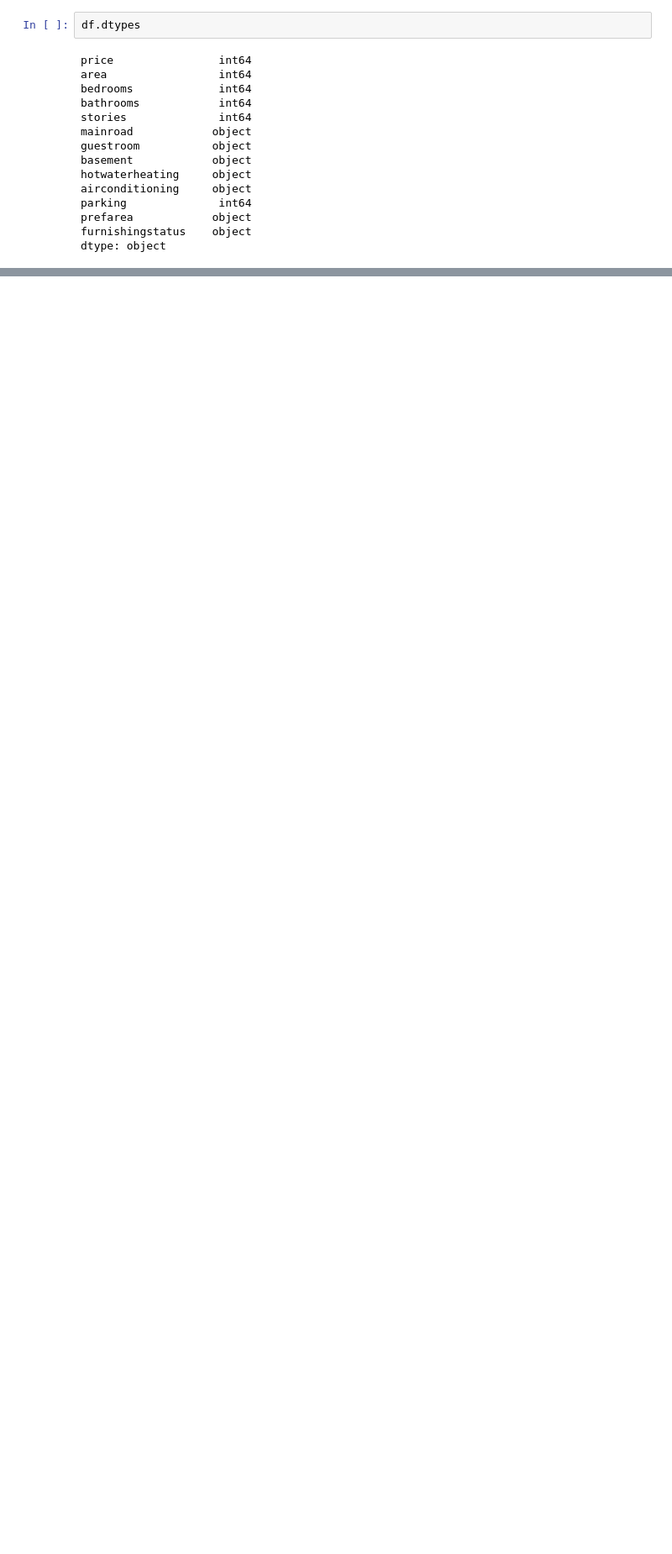
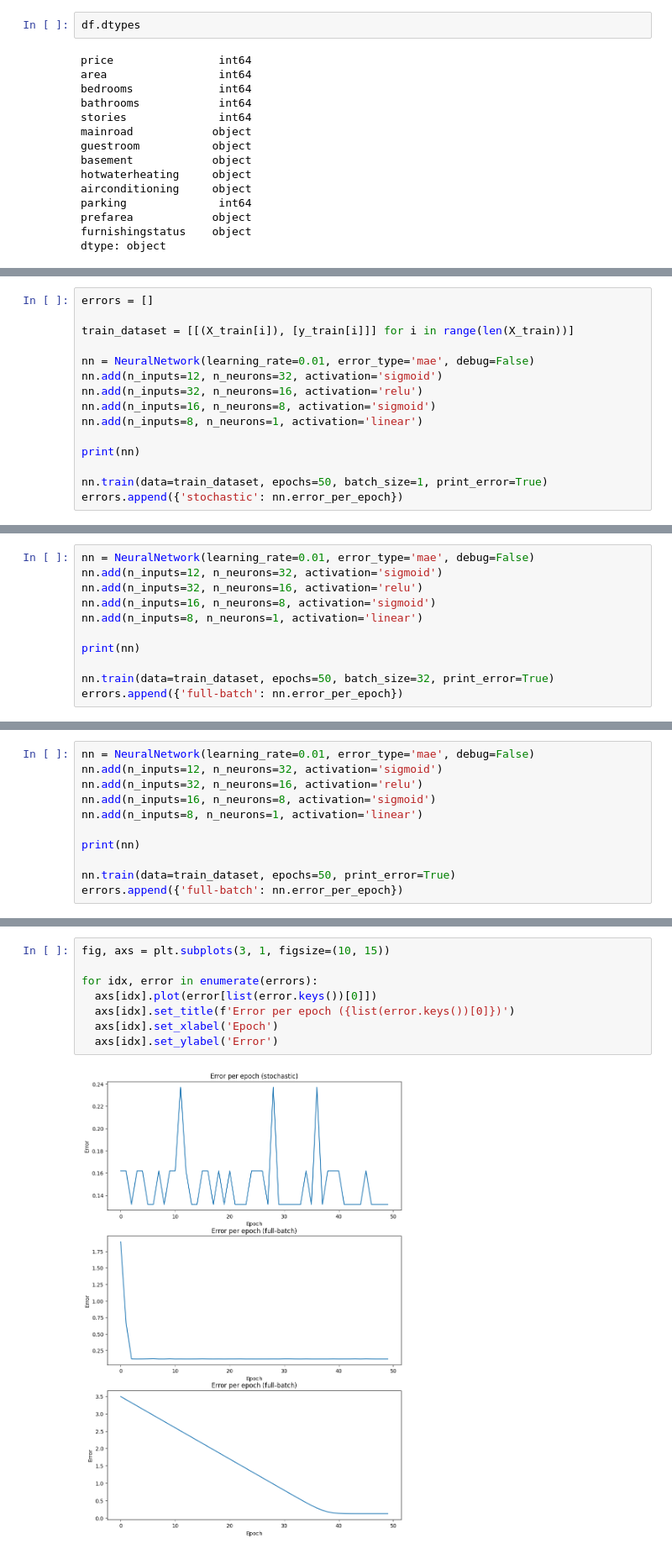
Before and after one commit to davinjason09/Neural-Network-Back-Propagation, a Jupyter notebook: BackPropagation.ipynb, the cells around one changed output, grey strips where cells are left out. Shown at 84% size. Cells and saved outputs as stored; diff of their text form; blank space fills up the shorter version.

```diff
--- a/BackPropagation.ipynb
+++ b/BackPropagation.ipynb
@@ -385,0 +525,15 @@ nn.predict(test_dataset)
+# %%
+errors = []
+
+train_dataset = [[(X_train[i]), [y_train[i]]] for i in range(len(X_train))]
+
+nn = NeuralNetwork(learning_rate=0.01, error_type='mae', debug=False)
+nn.add(n_inputs=12, n_neurons=32, activation='sigmoid')
+nn.add(n_inputs=32, n_neurons=16, activation='relu')
+nn.add(n_inputs=16, n_neurons=8, activation='sigmoid')
+nn.add(n_inputs=8, n_neurons=1, activation='linear')
+
+print(nn)
+
+nn.train(data=train_dataset, epochs=50, batch_size=1, print_error=True)
+errors.append({'stochastic': nn.error_per_epoch})
@@ -385,0 +558,11 @@ nn.predict(test_dataset)
+# %%
+nn = NeuralNetwork(learning_rate=0.01, error_type='mae', debug=False)
+nn.add(n_inputs=12, n_neurons=32, activation='sigmoid')
+nn.add(n_inputs=32, n_neurons=16, activation='relu')
+nn.add(n_inputs=16, n_neurons=8, activation='sigmoid')
+nn.add(n_inputs=8, n_neurons=1, activation='linear')
+
+print(nn)
+
+nn.train(data=train_dataset, epochs=50, batch_size=32, print_error=True)
+errors.append({'full-batch': nn.error_per_epoch})
@@ -385,0 +587,11 @@ nn.predict(test_dataset)
+# %%
+nn = NeuralNetwork(learning_rate=0.01, error_type='mae', debug=False)
+nn.add(n_inputs=12, n_neurons=32, activation='sigmoid')
+nn.add(n_inputs=32, n_neurons=16, activation='relu')
+nn.add(n_inputs=16, n_neurons=8, activation='sigmoid')
+nn.add(n_inputs=8, n_neurons=1, activation='linear')
+
+print(nn)
+
+nn.train(data=train_dataset, epochs=50, print_error=True)
+errors.append({'full-batch': nn.error_per_epoch})
@@ -385,0 +616,10 @@ nn.predict(test_dataset)
+# %%
+fig, axs = plt.subplots(3, 1, figsize=(10, 15))
+
+for idx, error in enumerate(errors):
+  axs[idx].plot(error[list(error.keys())[0]])
+  axs[idx].set_title(f'Error per epoch ({list(error.keys())[0]})')
+  axs[idx].set_xlabel('Epoch')
+  axs[idx].set_ylabel('Error')
+# %% [output]
+[figure, added]
```
Also changed, not shown: parts of 22 cells of this notebook.
